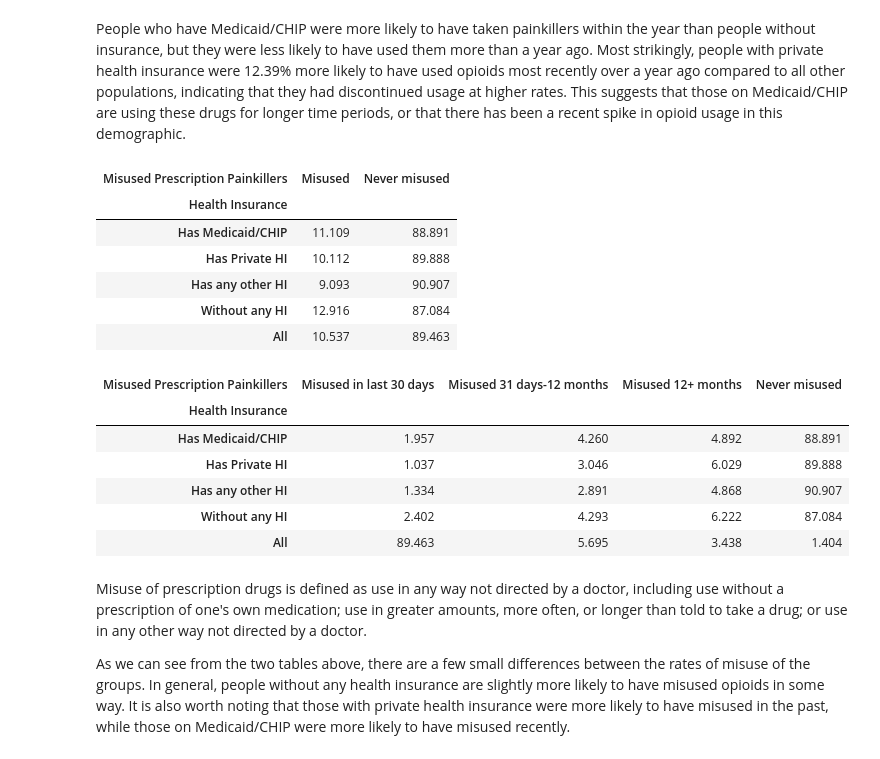
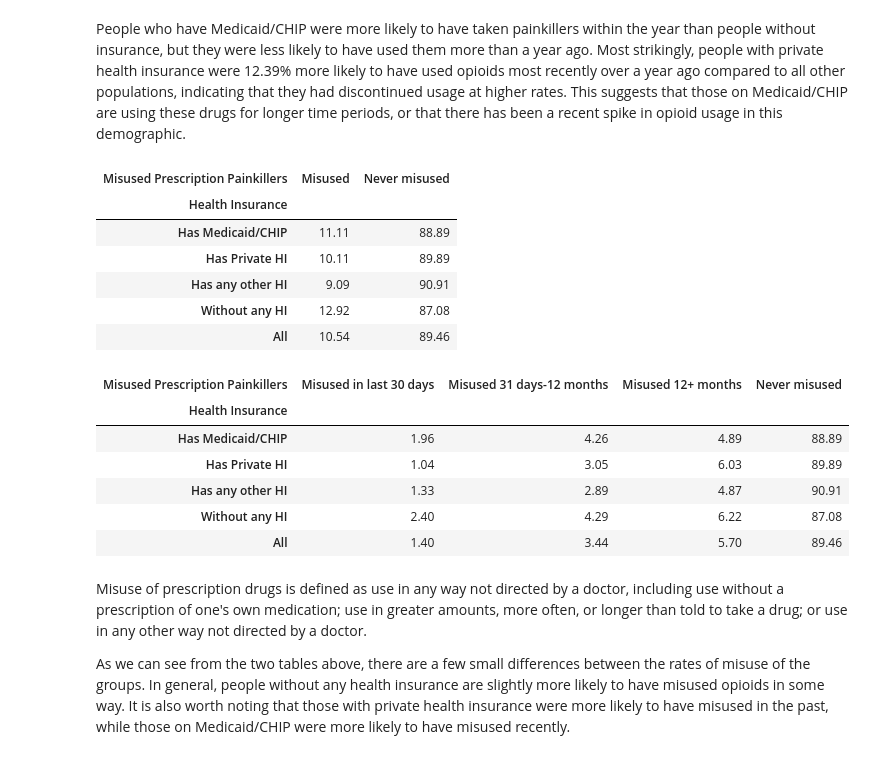
Before and after one commit to mhreid/OpioidsAndDemographics, a Jupyter notebook: project1/project1.ipynb, the cells around one changed output. Cells and saved outputs as stored; diff of their text form; code cells hidden in the pictures.

```diff
--- a/project1/project1.ipynb
+++ b/project1/project1.ipynb
@@ -260,28 +261,28 @@ People who have Medicaid/CHIP were more likely to have taken painkillers within
 ct = pd.crosstab(df["HEALTH_INSURANCE"], df["MISUSED_VS_NOTMISUSED_PK"],
                  rownames=['Health Insurance'], colnames=['Misused Prescription Painkillers'],
                   margins=True, normalize='index')
-(ct*100).round(decimals=3)
+(ct*100).round(decimals=2)
 # %% [output]
 | Misused Prescription Painkillers | Misused | Never misused |
 | Health Insurance |  |  |
-| Has Medicaid/CHIP | 11.109 | 88.891 |
-| Has Private HI | 10.112 | 89.888 |
-| Has any other HI | 9.093 | 90.907 |
-| Without any HI | 12.916 | 87.084 |
-| All | 10.537 | 89.463 |
+| Has Medicaid/CHIP | 11.11 | 88.89 |
+| Has Private HI | 10.11 | 89.89 |
+| Has any other HI | 9.09 | 90.91 |
+| Without any HI | 12.92 | 87.08 |
+| All | 10.54 | 89.46 |
 # %%
 ct = pd.crosstab(df["HEALTH_INSURANCE"], df["REC_PAINKILLER_MISUSE"],
                  rownames=['Health Insurance'], colnames=['Misused Prescription Painkillers'],
                   margins=True, normalize='index')
-(ct*100).round(decimals=3)
+(ct*100).round(decimals=2)
 # %% [output]
 | Misused Prescription Painkillers | Misused in last 30 days | Misused 31 days-12 months | Misused 12+ months | Never misused |
 | Health Insurance |  |  |  |  |
-| Has Medicaid/CHIP | 1.957 | 4.260 | 4.892 | 88.891 |
-| Has Private HI | 1.037 | 3.046 | 6.029 | 89.888 |
-| Has any other HI | 1.334 | 2.891 | 4.868 | 90.907 |
-| Without any HI | 2.402 | 4.293 | 6.222 | 87.084 |
-| All | 89.463 | 5.695 | 3.438 | 1.404 |
+| Has Medicaid/CHIP | 1.96 | 4.26 | 4.89 | 88.89 |
+| Has Private HI | 1.04 | 3.05 | 6.03 | 89.89 |
+| Has any other HI | 1.33 | 2.89 | 4.87 | 90.91 |
+| Without any HI | 2.40 | 4.29 | 6.22 | 87.08 |
+| All | 1.40 | 3.44 | 5.70 | 89.46 |
 # %% [markdown]
 Misuse of prescription drugs is defined as use in any way not directed by a doctor, including use without a prescription of one's own medication; use in greater amounts, more often, or longer than told to take a drug; or use in any other way not directed by a doctor.
 
```
Also changed, not shown: parts of 24 cells of this notebook, 2 other files.
